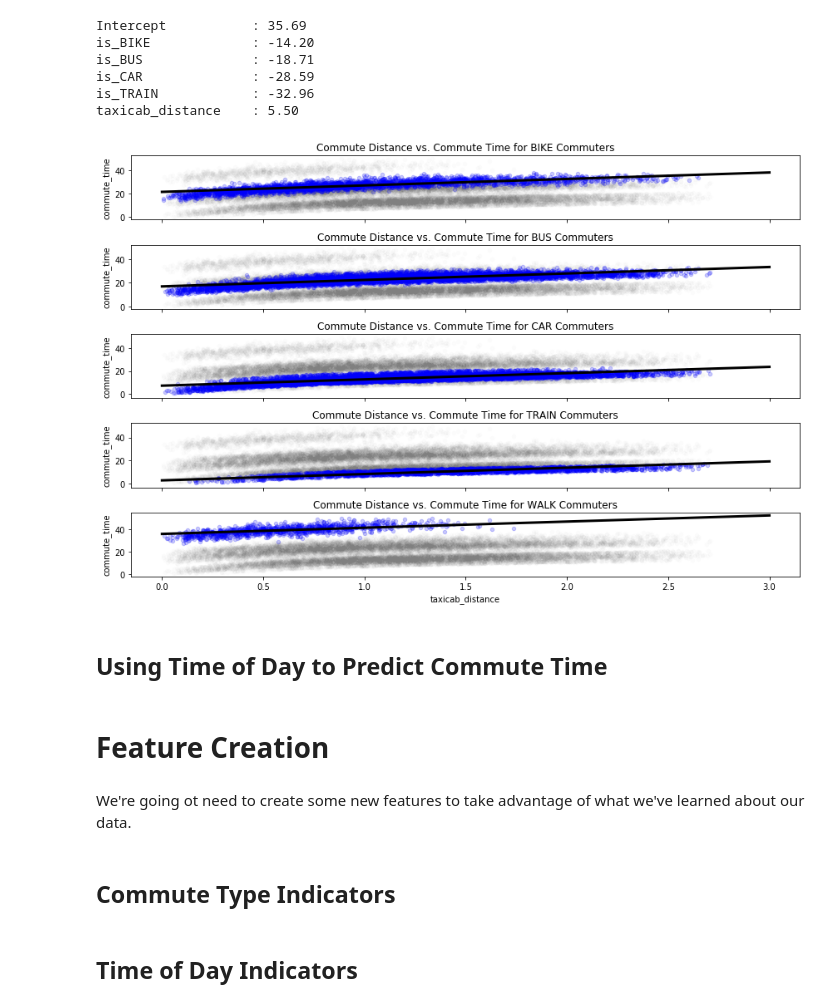
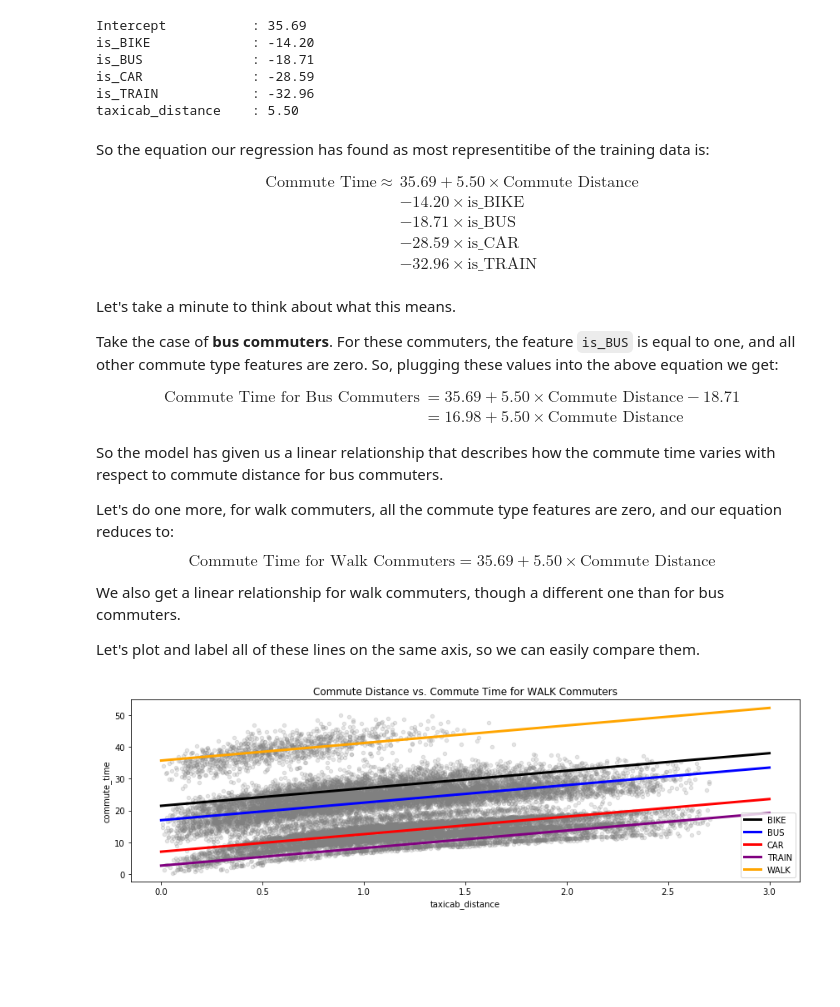
Before and after one commit to QCaudron/ml_101, a Jupyter notebook: 2_Linear_models/linear-regression.ipynb, the cells around one changed output. Cells and saved outputs as stored; diff of their text form; code cells hidden in the pictures; blank space fills up the shorter version.

Commit message:
Add parallel lines section.

```diff
--- a/2_Linear_models/linear-regression.ipynb
+++ b/2_Linear_models/linear-regression.ipynb
@@ -529,9 +529,9 @@ It's good that the coefficient of commute distance came out to a **positive** nu
 
 The equation we recieved from the model describes a line (it looks like `m x + b`, in classic algebra style.  This observation allows us to plot the relationship between comute time, and our prediction of commute time.
 # %%
-def plot_line(ax, slope, intercept, linewidth=3, color="black"):
+def plot_line(ax, slope, intercept, linewidth=3, color="black", label=""):
     t = np.linspace(0.0, 3.0, num=250)
-    ax.plot(t, intercept + slope * t, label="Predictions",
+    ax.plot(t, intercept + slope * t, label=label,
             linewidth=linewidth, color=color)
 # %%
 fig, ax = plt.subplots(figsize=(12, 4))
@@ -571,6 +582,26 @@ is_BUS              : -18.71
 is_CAR              : -28.59
 is_TRAIN            : -32.96
 taxicab_distance    : 5.50
+# %% [markdown]
+So the equation our regression has found as most representitibe of the training data is:
+
+$$ \begin{align} \text{Commute Time} \ \approx \ & 35.69 + 5.50 \times \text{Commute Distance} \\&  - 14.20 \times \text{is_BIKE} \\&- 18.71 \times \text{is_BUS} \\&- 28.59 \times \text{is_CAR} \\&- 32.96 \times \text{is_TRAIN}\\ \end{align} $$
+
+Let's take a minute to think about what this means.
+
+Take the case of **bus commuters**.  For these commuters, the feature `is_BUS` is equal to one, and all other commute type features are zero.  So, plugging these values into the above equation we get:
+
+$$ \begin{align} \text{Commute Time for Bus Commuters} &= 35.69 + 5.50 \times \text{Commute Distance} - 18.71 \\ &= 16.98 + 5.50 \times \text{Commute Distance} \end{align} $$
+
+So the model has given us a linear relationship that describes how the commute time varies with respect to commute distance for bus commuters.
+
+Let's do one more, for walk commuters, all the commute type features are zero, and our equation reduces to:
+
+$$\text{Commute Time for Walk Commuters} = 35.69 + 5.50 \times \text{Commute Distance} $$
+
+We also get a linear relationship for walk commuters, though a different one than for bus commuters.
+
+Let's plot and label all of these lines on the same axis, so we can easily compare them.
 # %%
 line_intercepts = {
     'BIKE': 35.69 - 14.20,
@@ -581,33 +612,21 @@ line_intercepts = {
 }
 # %%
 commute_types = np.unique(train_data_raw['commute_type'])
+colors = ["black", "blue", "red", "purple", "orange"]
 
-fig, axs = plt.subplots(len(commute_types), 1, figsize=(12, 8), sharex=True)
+fig, ax = plt.subplots(figsize=(12, 4), sharex=True)
 
-for commute_type, ax in zip(commute_types, axs):
+train_data_raw.plot(
+    ax=ax, kind="scatter",
+    x='taxicab_distance', y='commute_time',
+    color='gray', alpha=0.2)
+for commute_type, color in zip(commute_types, colors):
     commute_type_mask = train_data_raw['commute_type'] == commute_type
     train_for_commute_type = train_data_raw[commute_type_mask]
-    train_data_raw.plot(
-        ax=ax, kind="scatter",
-        x='taxicab_distance', y='commute_time',
-        color='gray', alpha=0.02)
-    train_for_commute_type.plot(
-        ax=ax, kind="scatter",
-        x='taxicab_distance', y='commute_time',
-        color='blue', alpha=0.2)
-    plot_line(ax, 5.50, line_intercepts[commute_type])
+    plot_line(ax, 5.50, line_intercepts[commute_type],
+              label=commute_type, color=color)
     ax.set_title(f"Commute Distance vs. Commute Time for {commute_type} Commuters")
-
+ax.legend()
 fig.tight_layout()
 # %% [output]
-[figure, old version]
+[figure, new version]
-# %% [markdown]
-## Using Time of Day to Predict Commute Time
-# %% [markdown]
-# Feature Creation
-# %% [markdown]
-We're going ot need to create some new features to take advantage of what we've learned about our data.
-# %% [markdown]
-## Commute Type Indicators
-# %% [markdown]
-## Time of Day Indicators
```
Also changed, not shown: parts of 2 cells of this notebook.
